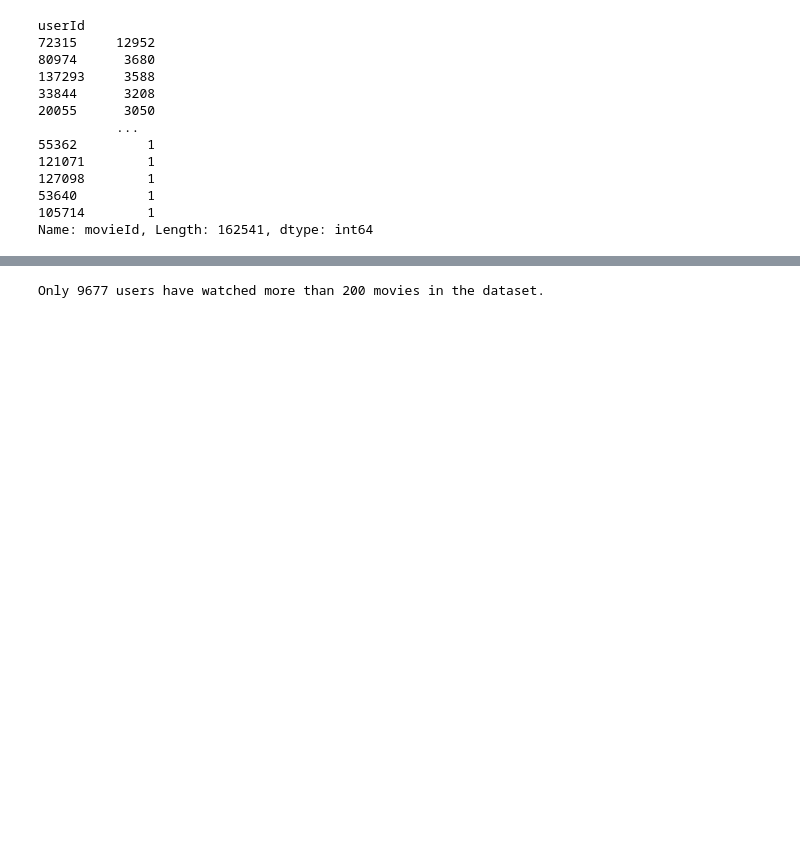
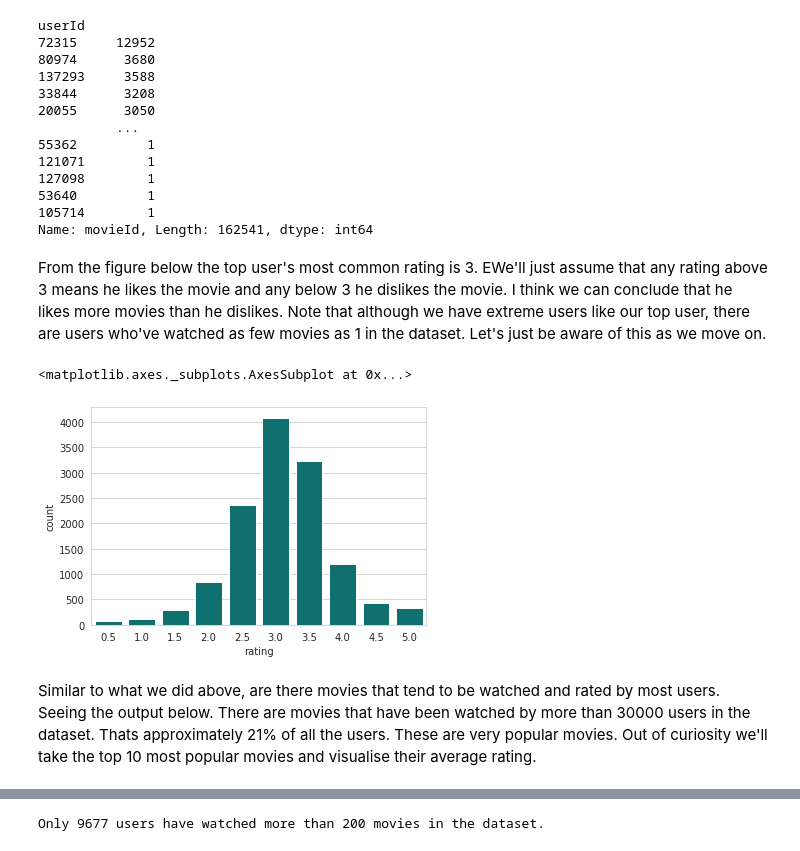
Before and after one commit to titusndondo/unsupervised-predict-streamlit-template, a Jupyter notebook: predict_deliverables/EDA.ipynb, the cells around one changed output, grey strips where cells are left out. Cells and saved outputs as stored; diff of their text form; code cells hidden in the pictures; blank space fills up the shorter version.

```diff
--- a/predict_deliverables/EDA.ipynb
+++ b/predict_deliverables/EDA.ipynb
@@ -235,3 +216,16 @@ userId
 53640         1
 105714        1
 Name: movieId, Length: 162541, dtype: int64
+# %% [markdown]
+From the figure below the top user's most common rating is 3. EWe'll just assume that any rating above 3 means he likes the movie and any below 3 he dislikes the movie. I think we can conclude that he likes more movies than he dislikes. Note that although we have extreme users like our top user, there are users who've watched as few movies as 1 in the dataset. Let's just be aware of this as we move on.
+# %%
+top_user = num_of_movies_watched.index.tolist()[0]
+top_user
+top_user_ratings = train_data[train_data['userId'] == top_user]['rating']
+top_user_ratings
+sns.countplot(top_user_ratings, color = 'teal')
+# %% [output]
+<matplotlib.axes._subplots.AxesSubplot at 0x...>
+[figure, added]
+# %% [markdown]
+Similar to what we did above, are there movies that tend to be watched and rated by most users. Seeing the output below. There are movies that have been watched by more than 30000 users in the dataset. Thats approximately 21% of all the users. These are very popular movies. Out of curiosity we'll take the top 10 most popular movies and visualise their average rating.
```
Also changed, not shown: parts of 21 cells of this notebook.
